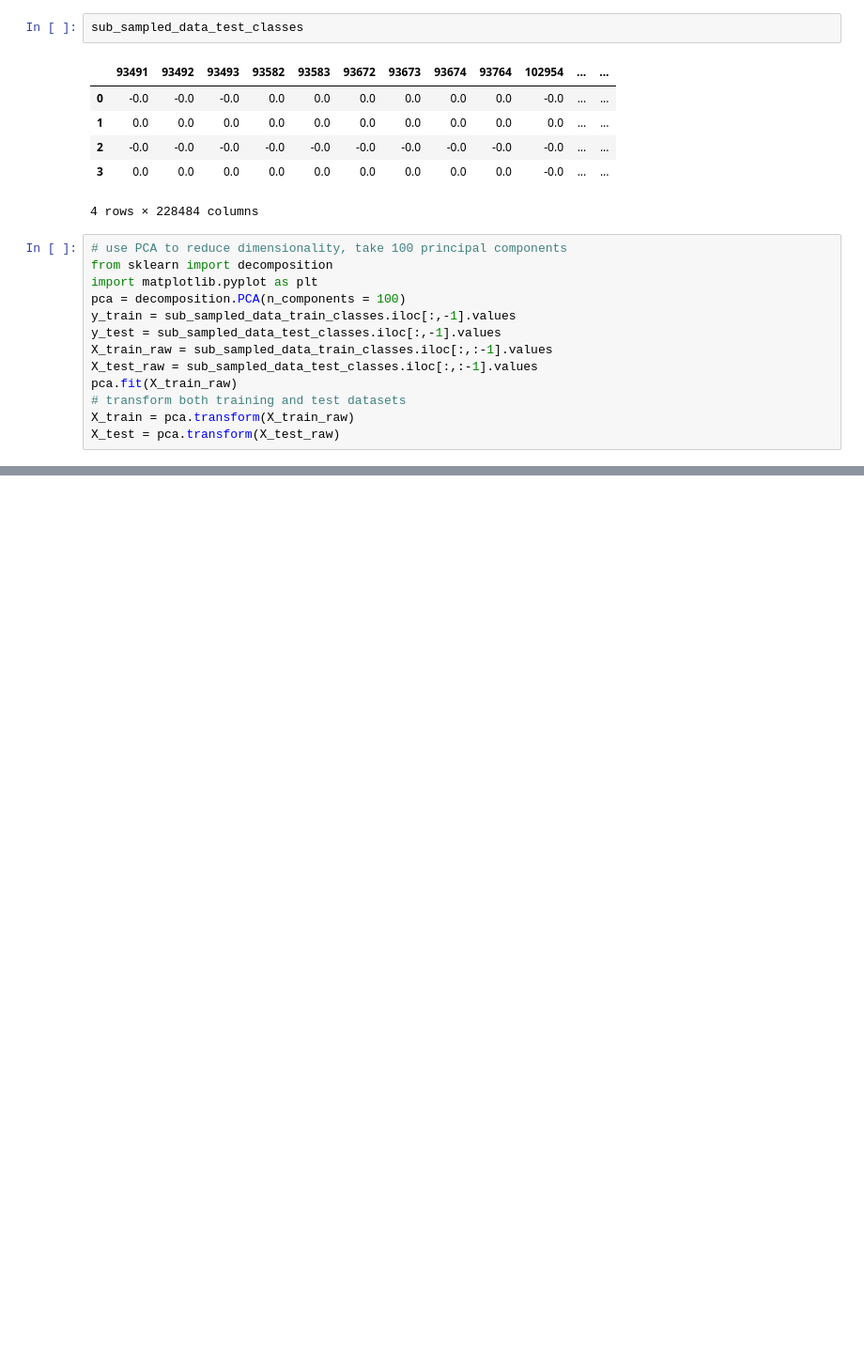
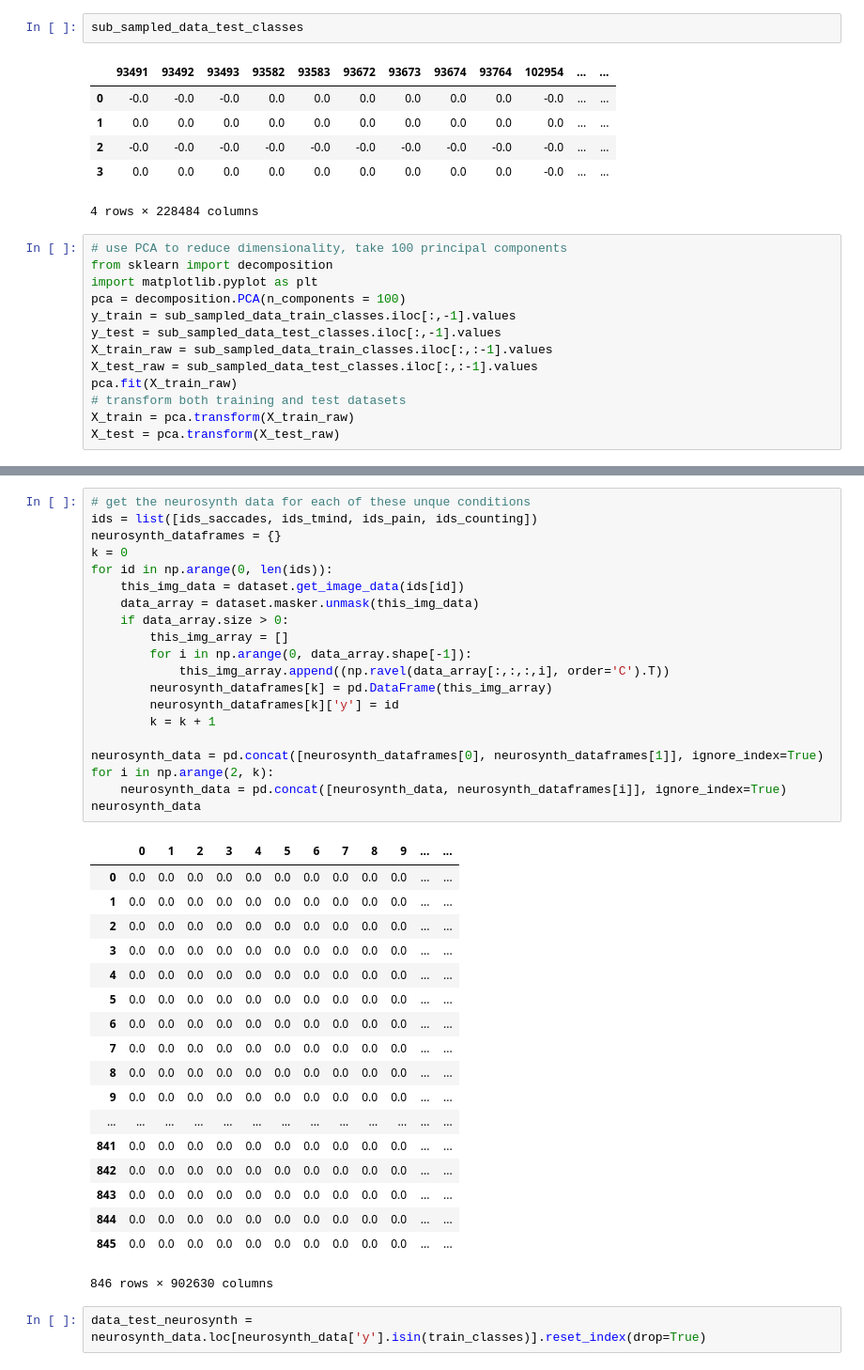
Before and after one commit to yanesja/metaclass, a Jupyter notebook: MetaClass_4classes.ipynb, the cells around one changed output, grey strips where cells are left out. Shown: that part at 94% size. Cells and saved outputs as stored; diff of their text form; blank space fills up the shorter version.

```diff
--- a/MetaClass_4classes.ipynb
+++ b/MetaClass_4classes.ipynb
@@ -263,0 +386,41 @@ Accuracy of Ridge classifier on noisy Neurosynth data: 0.81
+# %%
+# get the neurosynth data for each of these unque conditions
+ids = list([ids_saccades, ids_tmind, ids_pain, ids_counting])
+neurosynth_dataframes = {}
+k = 0
+for id in np.arange(0, len(ids)):
+    this_img_data = dataset.get_image_data(ids[id])
+    data_array = dataset.masker.unmask(this_img_data)
+    if data_array.size > 0:
+        this_img_array = []
+        for i in np.arange(0, data_array.shape[-1]):
+            this_img_array.append((np.ravel(data_array[:,:,:,i], order='C').T))
+        neurosynth_dataframes[k] = pd.DataFrame(this_img_array)
+        neurosynth_dataframes[k]['y'] = id
+        k = k + 1
+
+neurosynth_data = pd.concat([neurosynth_dataframes[0], neurosynth_dataframes[1]], ignore_index=True)
+for i in np.arange(2, k):
+    neurosynth_data = pd.concat([neurosynth_data, neurosynth_dataframes[i]], ignore_index=True)
+neurosynth_data
+# %% [output]
+|  | 0 | 1 | 2 | 3 | 4 | 5 | 6 | 7 | 8 | 9 | ... | ... |
+| 0 | 0.0 | 0.0 | 0.0 | 0.0 | 0.0 | 0.0 | 0.0 | 0.0 | 0.0 | 0.0 | ... | ... |
+| 1 | 0.0 | 0.0 | 0.0 | 0.0 | 0.0 | 0.0 | 0.0 | 0.0 | 0.0 | 0.0 | ... | ... |
+| 2 | 0.0 | 0.0 | 0.0 | 0.0 | 0.0 | 0.0 | 0.0 | 0.0 | 0.0 | 0.0 | ... | ... |
+| 3 | 0.0 | 0.0 | 0.0 | 0.0 | 0.0 | 0.0 | 0.0 | 0.0 | 0.0 | 0.0 | ... | ... |
+| 4 | 0.0 | 0.0 | 0.0 | 0.0 | 0.0 | 0.0 | 0.0 | 0.0 | 0.0 | 0.0 | ... | ... |
+| 5 | 0.0 | 0.0 | 0.0 | 0.0 | 0.0 | 0.0 | 0.0 | 0.0 | 0.0 | 0.0 | ... | ... |
+| 6 | 0.0 | 0.0 | 0.0 | 0.0 | 0.0 | 0.0 | 0.0 | 0.0 | 0.0 | 0.0 | ... | ... |
+| 7 | 0.0 | 0.0 | 0.0 | 0.0 | 0.0 | 0.0 | 0.0 | 0.0 | 0.0 | 0.0 | ... | ... |
+| 8 | 0.0 | 0.0 | 0.0 | 0.0 | 0.0 | 0.0 | 0.0 | 0.0 | 0.0 | 0.0 | ... | ... |
+| 9 | 0.0 | 0.0 | 0.0 | 0.0 | 0.0 | 0.0 | 0.0 | 0.0 | 0.0 | 0.0 | ... | ... |
+| ... | ... | ... | ... | ... | ... | ... | ... | ... | ... | ... | ... | ... |
+| 841 | 0.0 | 0.0 | 0.0 | 0.0 | 0.0 | 0.0 | 0.0 | 0.0 | 0.0 | 0.0 | ... | ... |
+| 842 | 0.0 | 0.0 | 0.0 | 0.0 | 0.0 | 0.0 | 0.0 | 0.0 | 0.0 | 0.0 | ... | ... |
+| 843 | 0.0 | 0.0 | 0.0 | 0.0 | 0.0 | 0.0 | 0.0 | 0.0 | 0.0 | 0.0 | ... | ... |
+| 844 | 0.0 | 0.0 | 0.0 | 0.0 | 0.0 | 0.0 | 0.0 | 0.0 | 0.0 | 0.0 | ... | ... |
+| 845 | 0.0 | 0.0 | 0.0 | 0.0 | 0.0 | 0.0 | 0.0 | 0.0 | 0.0 | 0.0 | ... | ... |
+846 rows × 902630 columns
+# %%
+data_test_neurosynth = neurosynth_data.loc[neurosynth_data['y'].isin(train_classes)].reset_index(drop=True)
```
Also changed, not shown: parts of 16 cells of this notebook, 2 other files.
